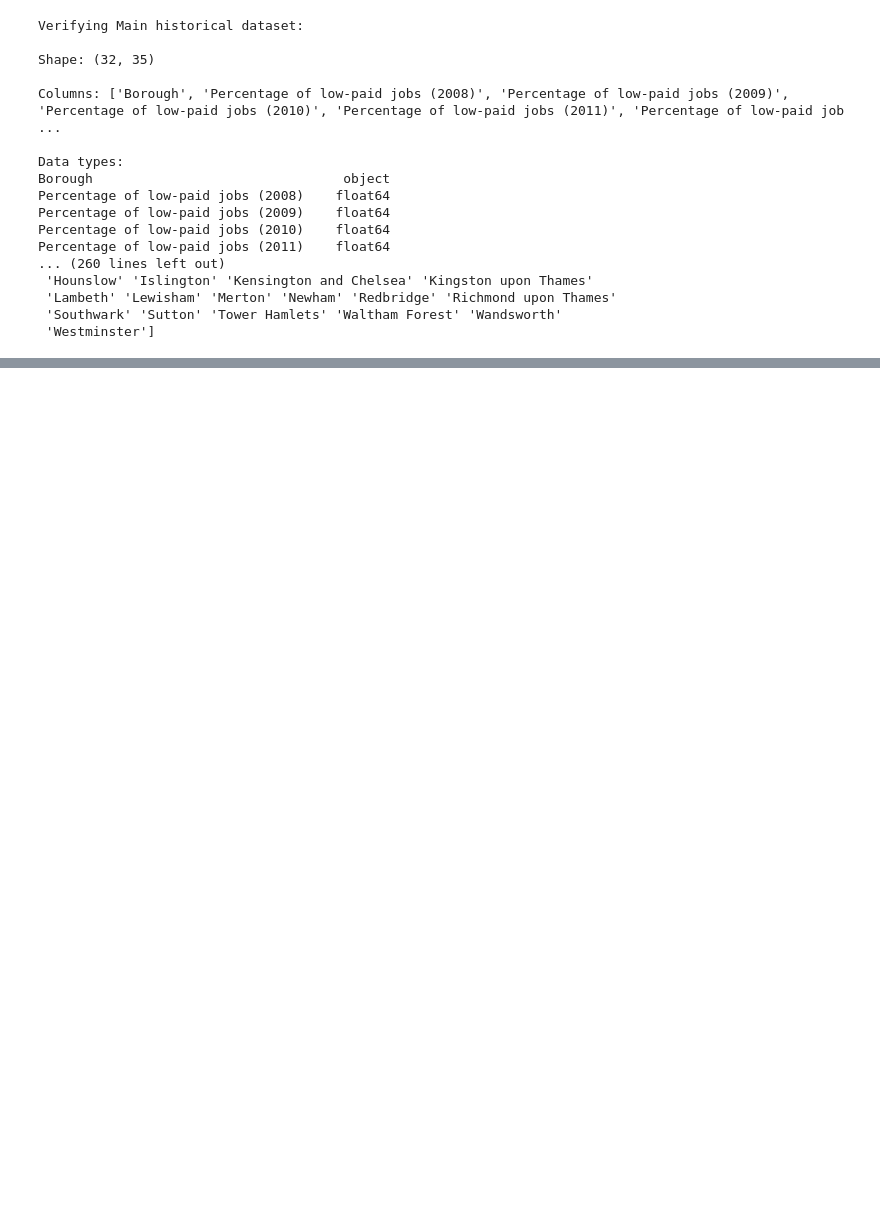
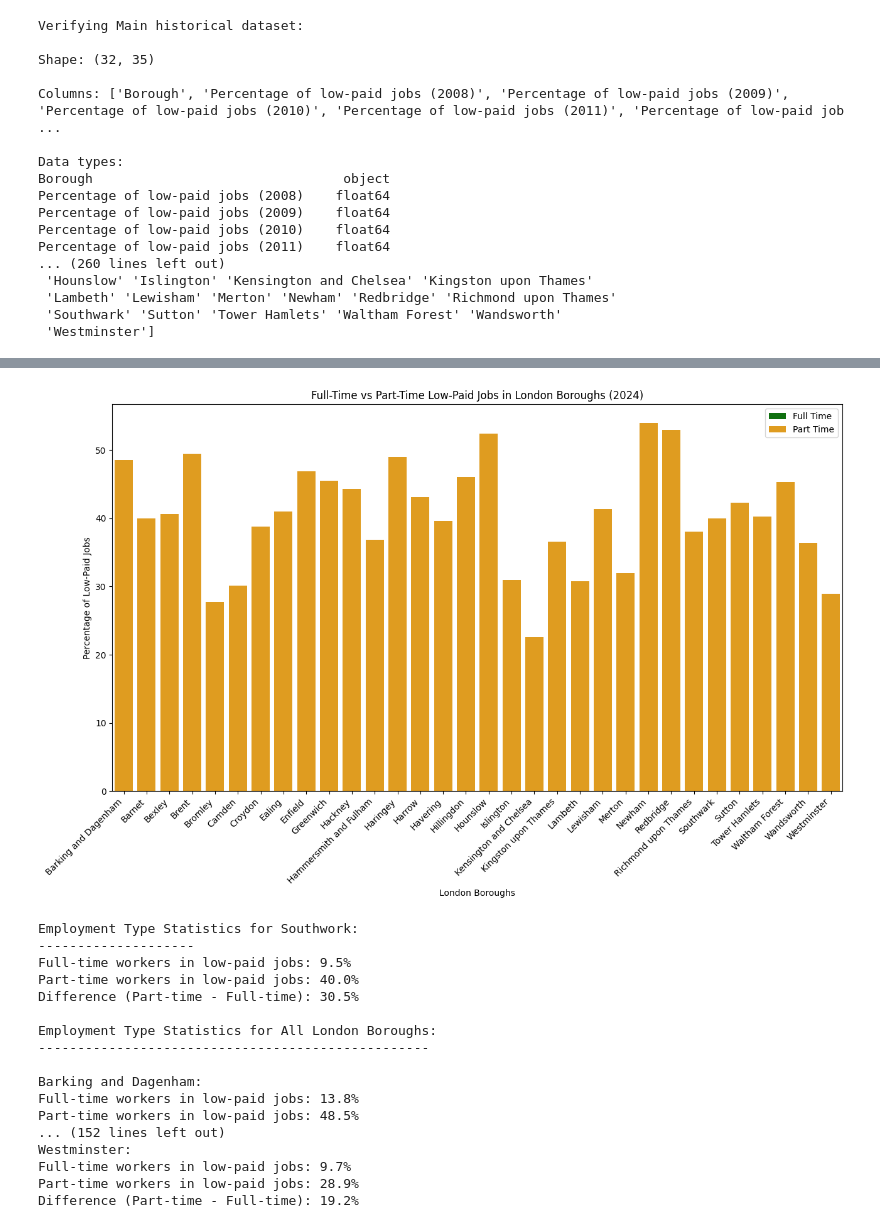
Before and after one commit to toyinariyo/peckham_daz_intro_to_data_science_final_project, a Jupyter notebook: london_boroughs_low_pay.ipynb, the cells around one changed output, grey strips where cells are left out. Cells and saved outputs as stored; diff of their text form; code cells hidden in the pictures; blank space fills up the shorter version.

```diff
--- a/london_boroughs_low_pay.ipynb
+++ b/london_boroughs_low_pay.ipynb
@@ -149,0 +218,49 @@ plt.xticks(years, rotation=45)
+# %%
+plt.figure(figsize=(15, 8))
+sns.barplot(data=employment_df, x='Borough',
+            y='Percentage of low-paid jobs (Full Time Workers)',
+            label='Full Time', color='green')
+sns.barplot(data=employment_df, x='Borough',
+            y='Percentage of low-paid jobs (Part Time Workers)',
+            label='Part Time', color='orange')
+
+plt.title('Full-Time vs Part-Time Low-Paid Jobs in London Boroughs (2024)')
+plt.xlabel('London Boroughs')
+plt.ylabel('Percentage of Low-Paid Jobs')
+plt.xticks(rotation=45, ha='right')
+plt.legend()
+plt.show()
+print("\nEmployment Type Statistics for Southwork:")
+print("-" * 20)
+southwark_employment = employment_df[employment_df['Borough'] == 'Southwark'].iloc[0]
+print(f"Full-time workers in low-paid jobs: {southwark_employment['Percentage of low-paid jobs (Full Time Workers)']:.1f}%")
+print(f"Part-time workers in low-paid jobs: {southwark_employment['Percentage of low-paid jobs (Part Time Workers)']:.1f}%")
+southwark_difference = southwark_employment['Percentage of low-paid jobs (Part Time Workers)'] - southwark_employment['Percentage of low-paid jobs (Full Time Workers)']
+print(f"Difference (Part-time - Full-time): {southwark_difference:.1f}%")
+print("\nEmployment Type Statistics for All London Boroughs:")
+print("-" * 50)
+for index, row in employment_df.iterrows():
+    print(f"\n{row['Borough']}:")
+    print(f"Full-time workers in low-paid jobs: {row['Percentage of low-paid jobs (Full Time Workers)']:.1f}%")
+    print(f"Part-time workers in low-paid jobs: {row['Percentage of low-paid jobs (Part Time Workers)']:.1f}%")
+    difference = row['Percentage of low-paid jobs (Part Time Workers)'] - row['Percentage of low-paid jobs (Full Time Workers)']
+    print(f"Difference (Part-time - Full-time): {difference:.1f}%")
+# %% [output]
+[figure, added]
+Employment Type Statistics for Southwork:
+--------------------
+Full-time workers in low-paid jobs: 9.5%
+Part-time workers in low-paid jobs: 40.0%
+Difference (Part-time - Full-time): 30.5%
+
+Employment Type Statistics for All London Boroughs:
+--------------------------------------------------
+
+Barking and Dagenham:
+Full-time workers in low-paid jobs: 13.8%
+Part-time workers in low-paid jobs: 48.5%
+... (152 lines left out)
+Westminster:
+Full-time workers in low-paid jobs: 9.7%
+Part-time workers in low-paid jobs: 28.9%
+Difference (Part-time - Full-time): 19.2%
```
Also changed, not shown: parts of 16 cells of this notebook.
